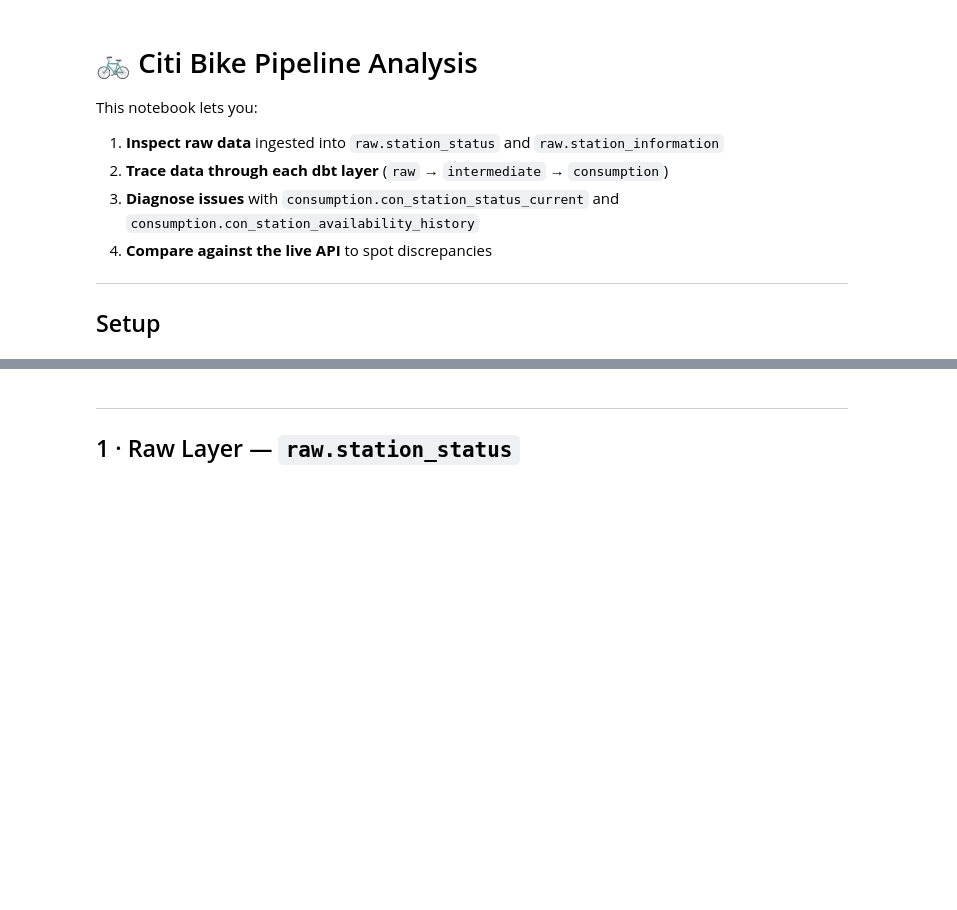
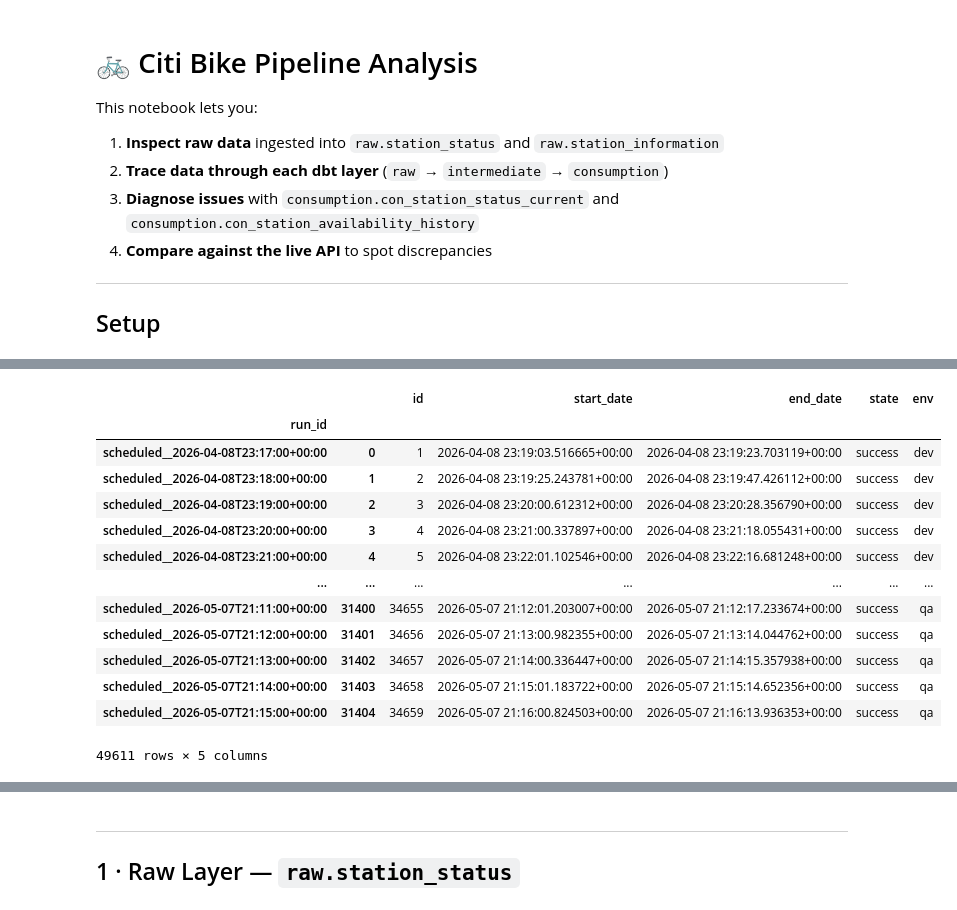
Before and after one commit to graxel/bike-parking, a Jupyter notebook: pipeline_analysis.ipynb, the cells around one changed output, grey strips where cells are left out. Saved outputs shown, nothing was run; the diff lists cells and outputs as text; code cells hidden in the pictures; blank space fills up the shorter version.

```diff
--- a/pipeline_analysis.ipynb
+++ b/pipeline_analysis.ipynb
@@ -70,0 +295,31 @@ def query(sql, params=None):
+# %%
+env_order = {'prod': 0, 'qa': 1, 'dev': 2}
+state_order = {'success': 0, 'failed': 1}
+
+def sort_group(g):
+    return (
+        g.assign(
+            state_rank=g['state'].map(state_order),
+            env_rank=g['env'].map(env_order),
+        )
+        .sort_values(['state_rank', 'env_rank'])
+        .drop(columns=['state_rank', 'env_rank'])
+    )
+
+result = ing_runs.groupby('run_id').apply(sort_group)
+result
+# %% [output]
+|  |  | id | start_date | end_date | state | env |
+| run_id |  |  |  |  |  |  |
+| scheduled__2026-04-08T23:17:00+00:00 | 0 | 1 | 2026-04-08 23:19:03.516665+00:00 | 2026-04-08 23:19:23.703119+00:00 | success | dev |
+| scheduled__2026-04-08T23:18:00+00:00 | 1 | 2 | 2026-04-08 23:19:25.243781+00:00 | 2026-04-08 23:19:47.426112+00:00 | success | dev |
+| scheduled__2026-04-08T23:19:00+00:00 | 2 | 3 | 2026-04-08 23:20:00.612312+00:00 | 2026-04-08 23:20:28.356790+00:00 | success | dev |
+| scheduled__2026-04-08T23:20:00+00:00 | 3 | 4 | 2026-04-08 23:21:00.337897+00:00 | 2026-04-08 23:21:18.055431+00:00 | success | dev |
+| scheduled__2026-04-08T23:21:00+00:00 | 4 | 5 | 2026-04-08 23:22:01.102546+00:00 | 2026-04-08 23:22:16.681248+00:00 | success | dev |
+| ... | ... | ... | ... | ... | ... | ... |
+| scheduled__2026-05-07T21:11:00+00:00 | 31400 | 34655 | 2026-05-07 21:12:01.203007+00:00 | 2026-05-07 21:12:17.233674+00:00 | success | qa |
+| scheduled__2026-05-07T21:12:00+00:00 | 31401 | 34656 | 2026-05-07 21:13:00.982355+00:00 | 2026-05-07 21:13:14.044762+00:00 | success | qa |
+| scheduled__2026-05-07T21:13:00+00:00 | 31402 | 34657 | 2026-05-07 21:14:00.336447+00:00 | 2026-05-07 21:14:15.357938+00:00 | success | qa |
+| scheduled__2026-05-07T21:14:00+00:00 | 31403 | 34658 | 2026-05-07 21:15:01.183722+00:00 | 2026-05-07 21:15:14.652356+00:00 | success | qa |
+| scheduled__2026-05-07T21:15:00+00:00 | 31404 | 34659 | 2026-05-07 21:16:00.824503+00:00 | 2026-05-07 21:16:13.936353+00:00 | success | qa |
+49611 rows × 5 columns
```
Also changed, not shown: parts of 59 cells of this notebook, 25 other files.
